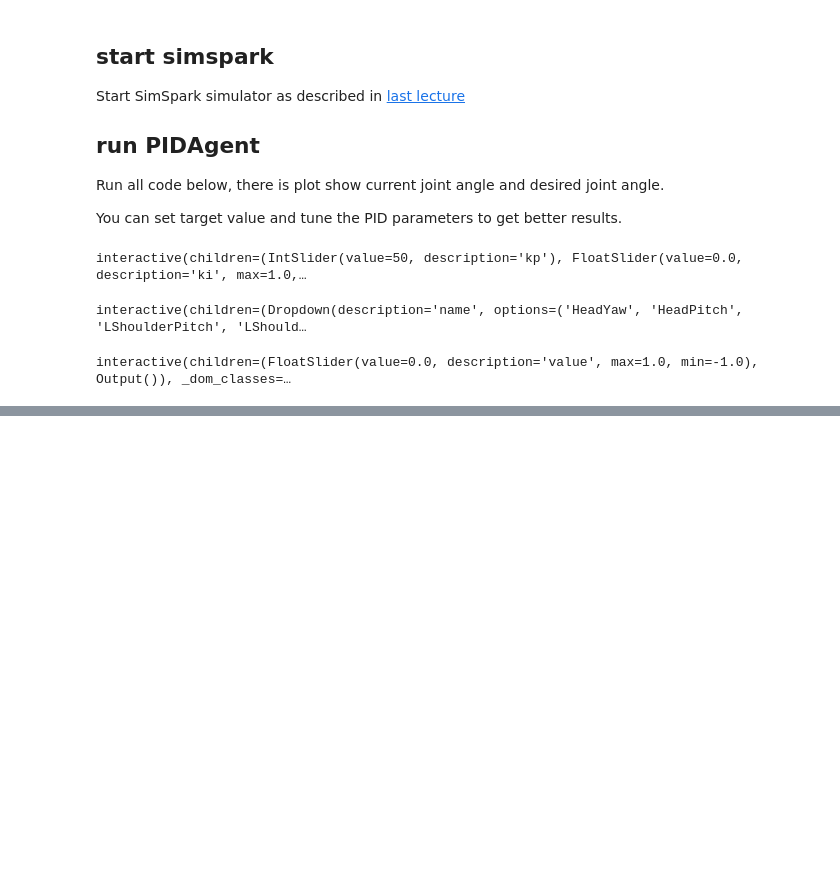
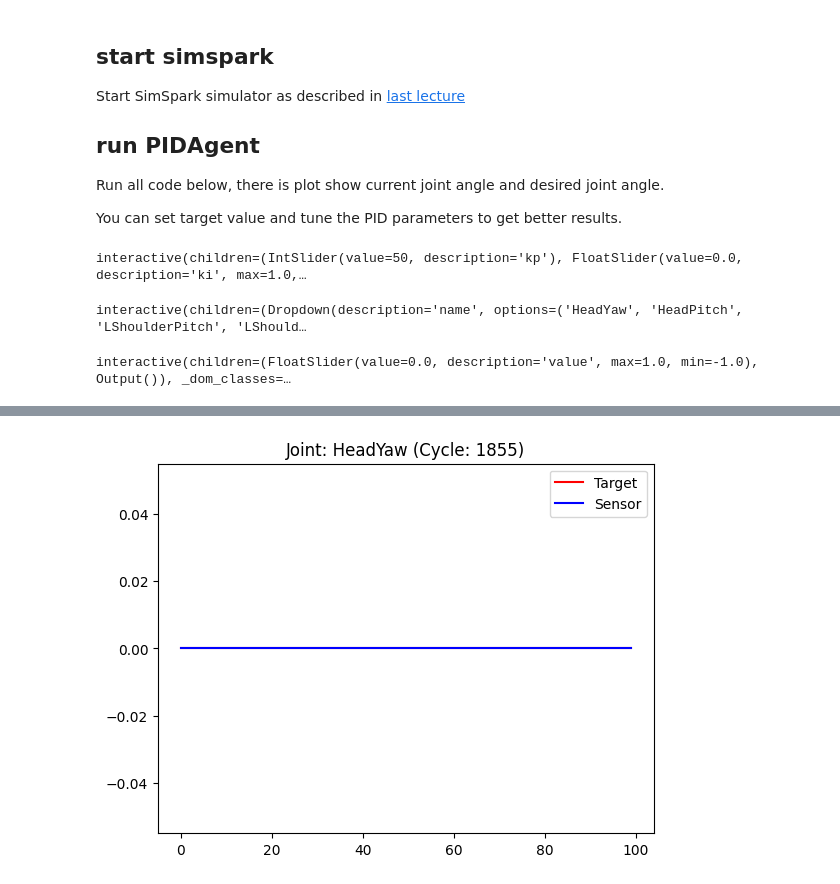
Before and after one commit to oblo0810/programming-humanoid-robot-in-python, a Jupyter notebook: joint_control/pid_test.ipynb, the cells around one changed output, grey strips where cells are left out. Saved outputs shown, nothing was run; the diff lists cells and outputs as text; code cells hidden in the pictures; blank space fills up the shorter version.

Commit message:
Fixed the Jupyter Notebook, not the bot

```diff
--- a/joint_control/pid_test.ipynb
+++ b/joint_control/pid_test.ipynb
@@ -55,22 +55,3 @@ def set_joint_target(value):
 interactive(children=(IntSlider(value=50, description='kp'), FloatSlider(value=0.0, description='ki', max=1.0,…
 interactive(children=(Dropdown(description='name', options=('HeadYaw', 'HeadPitch', 'LShoulderPitch', 'LShould…
 interactive(children=(FloatSlider(value=0.0, description='value', max=1.0, min=-1.0), Output()), _dom_classes=…
-# %%
-# inject plotting input agent's loop
-cycle = 0
-orig_sense_think_act = agent.sense_think_act
-def sense_think_act():
-    global cycle
-    cycle += 1
-    orig_sense_think_act()
-    sensor.append(agent.perception.joint[joint_name])
-    target.append(agent.target_joints[joint_name])
-    if cycle % 10 == 0:  # plot every 10 cycles
-        plt.cla()
-        plt.plot(target, '-r')
-        plt.plot(sensor, '-b')
-        plt.show()
-        #display.clear_output(wait=True)
-        #display.display(gcf())
-agent.sense_think_act = sense_think_act
-agent.start()
@@ -99,0 +103,34 @@ KeyboardInterrupt:
+# %%
+import time
+
+# 1. Create the figure and axes ONCE
+fig, ax = plt.subplots()
+
+# 2. This loop runs in the main notebook thread
+try:
+    while True:
+        # Wait until the agent thread has collected some data
+        if not sensor:
+            time.sleep(0.1)
+            continue
+
+        # 3. Plot the data that the other thread collected
+        ax.cla()  # Clear the axes
+        ax.plot(target, '-r', label='Target')
+        ax.plot(sensor, '-b', label='Sensor')
+        ax.legend()
+        ax.set_title(f'Joint: {joint_name} (Cycle: {cycle})')
+
+        # 4. Update the notebook display
+        display.clear_output(wait=True)
+        display.display(fig)
+
+        # 5. Pause briefly to create a smooth animation
+        time.sleep(0.1)
+
+except KeyboardInterrupt:
+    # 6. When you stop this cell, it stops the agent
+    agent.stop()
+    print("Plotting stopped and agent shut down.")
+# %% [output]
+[figure, added]
```
Also changed, not shown: parts of 3 cells of this notebook, 1 other file.
